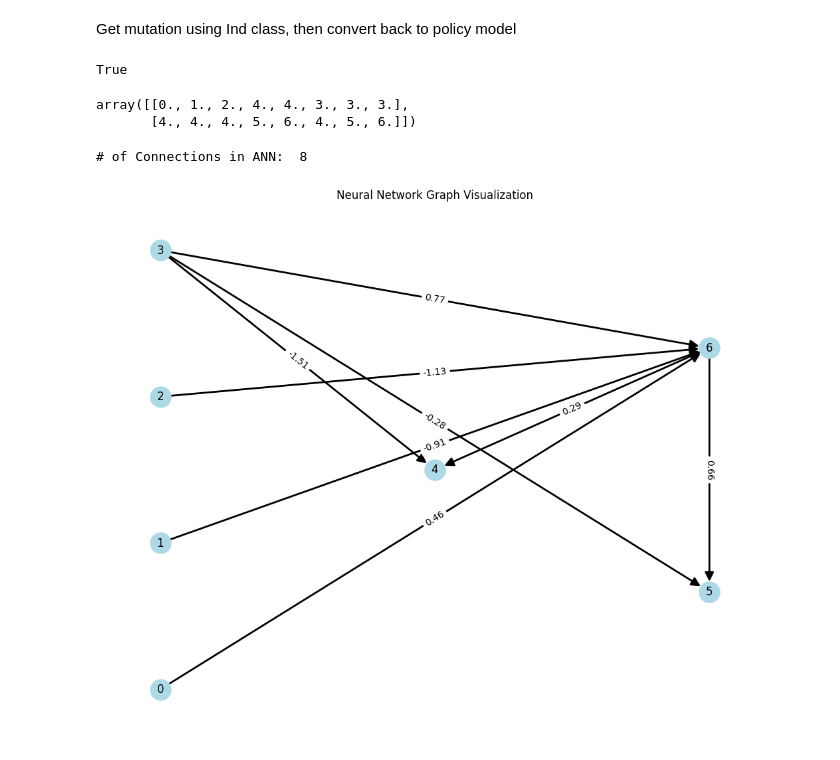
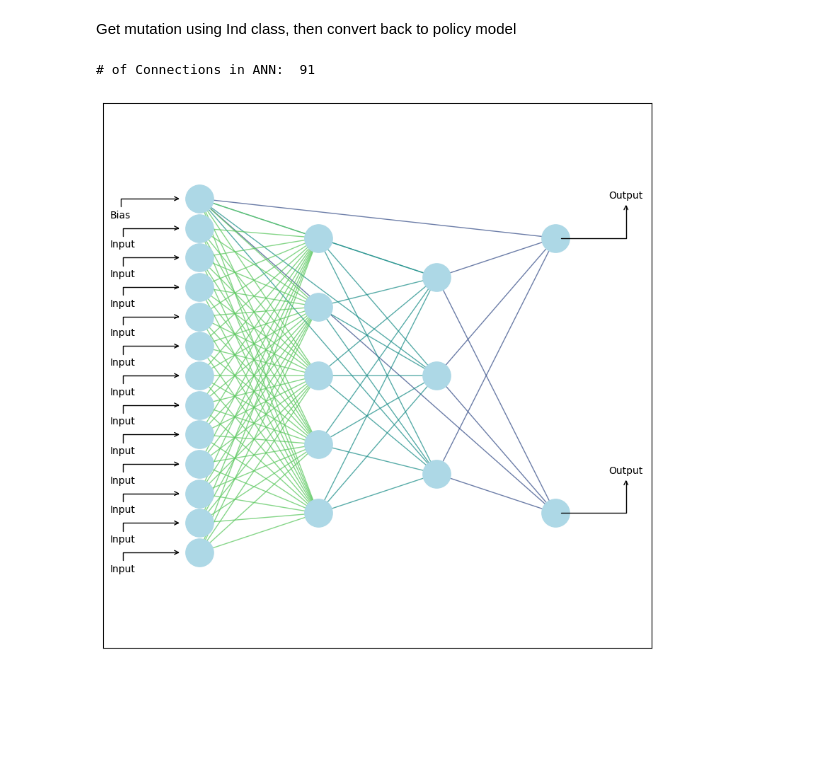
Before and after one commit to fangyuan-ksgk/SlimeBall, a Jupyter notebook: fineNeat/test.ipynb, the cells around one changed output. Saved outputs shown, nothing was run; the diff lists cells and outputs as text; code cells hidden in the pictures; blank space fills up the shorter version.

Commit message:
update ind visualization gadget

```diff
--- a/fineNeat/test.ipynb
+++ b/fineNeat/test.ipynb
@@ -54,68 +54,17 @@ prev_policy = Model(games['slimevolleylite'])
 Get mutation using Ind class, then convert back to policy model
 # %%
 # Slime Environment Specific model -> Ind convertion function
-from neat_src import Ind, initIndiv, getNodeOrder, getLayer, LayeredWANN
+from neat_src import Ind, initIndiv
+from vis.viewInd import viewInd
 
-temp_shapes = [(3, 1), (1, 2)] # debug getlayer functional variable
-node, conn = initIndiv(temp_shapes) # wrong, missing hidden-output connection
+temp_shapes = [(12, 5), (5, 3), (3, 2)] # debug getlayer functional variable
+node, conn = initIndiv(temp_shapes) # pass
+
 indiv = Ind(conn=conn, node=node)
 indiv.express()
+
+# visualize individual network
+fig, ax = viewInd(indiv, "slimevolley") # this is in-correct, edge is not correctly assigned ...
 # %% [output]
-True
+# of Connections in ANN:  91
+[figure, added]
-# %%
-conn[1:3] # I can confirm this is correct
-# %% [output]
-array([[0., 1., 2., 4., 4., 3., 3., 3.],
-       [4., 4., 4., 5., 6., 4., 5., 6.]])
-# %%
-# conn
-# node
-
-# I need a visualizer of the network
-
-from vis.viewInd import *
-
-# fig, ax = viewInd(indiv, "slimevolley")
-# fig.show()
-
-taskName = "slimevolley"
-env = games[taskName]
-ind = indiv
-
-wMat = ind.wMat
-aVec = np.zeros((np.shape(wMat)[0]))
-print('# of Connections in ANN: ', np.sum(wMat!=0))
-
-# Create Graph
-nIn = ind.nInput + ind.nBias # fixed
-nOut= ind.nOutput
-G, layer= ind2graph(wMat, nIn, nOut) # pass | G is off by one node (likely hidden node is missing?)
-pos = getNodeCoord(G,layer,nIn, nOut)
-# %% [output]
-# of Connections in ANN:  8
-# %%
-# visualize G please
-import matplotlib.pyplot as plt
-import networkx as nx
-
-# Create figure
-plt.figure(figsize=(10,8))
-
-# Draw the network
-nx.draw(G, pos,
-        with_labels=True,  # Show node labels
-        node_color='lightblue',
-        node_size=500,
-        arrowsize=20,
-        width=2)
-
-# Add edge labels (weights from wMat)
-edge_labels = {}
-for (u, v) in G.edges():
-    edge_labels[(u,v)] = f'{wMat[u,v]:.2f}'
-nx.draw_networkx_edge_labels(G, pos, edge_labels)
-
-plt.title("Neural Network Graph Visualization")
-plt.show()
-# %% [output]
-[figure, removed]
```
Also changed, not shown: 3 other files.
